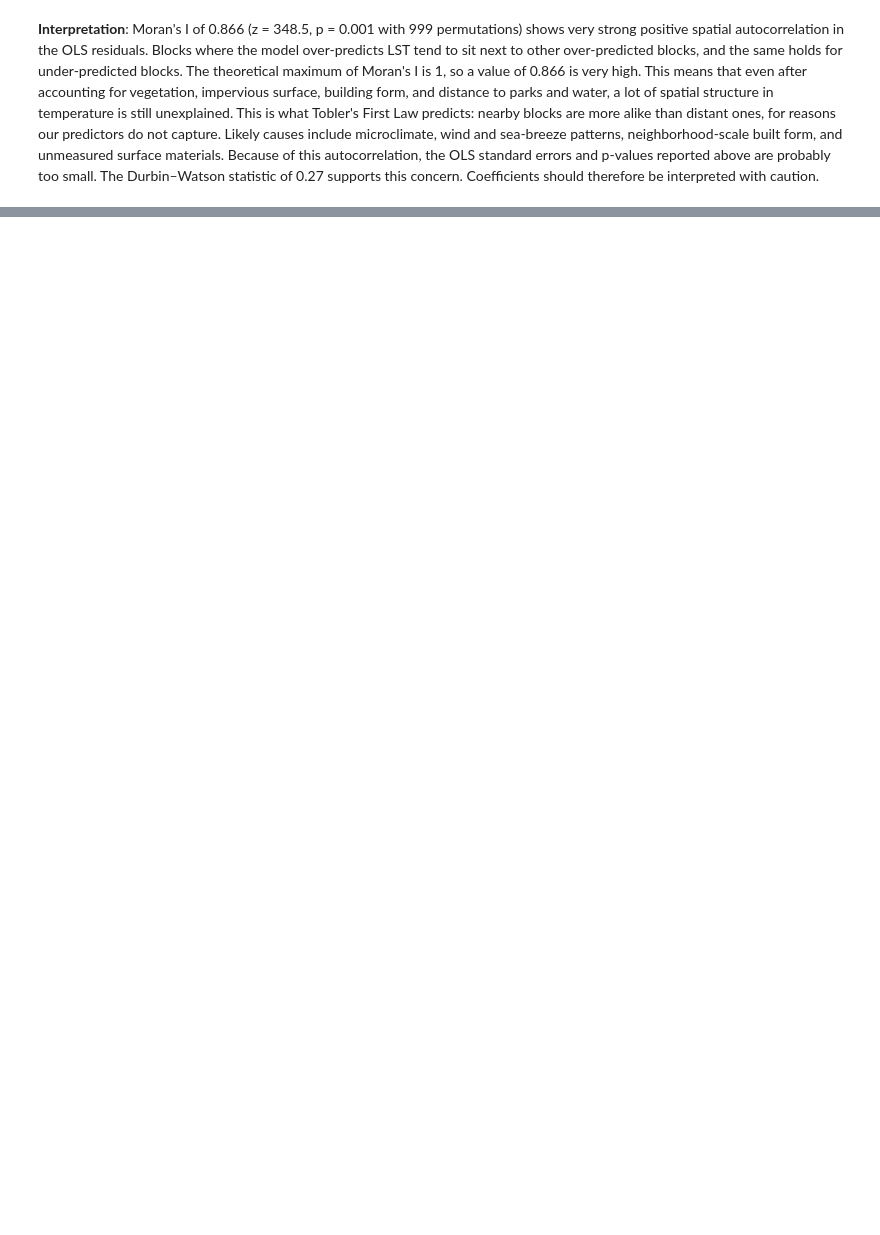
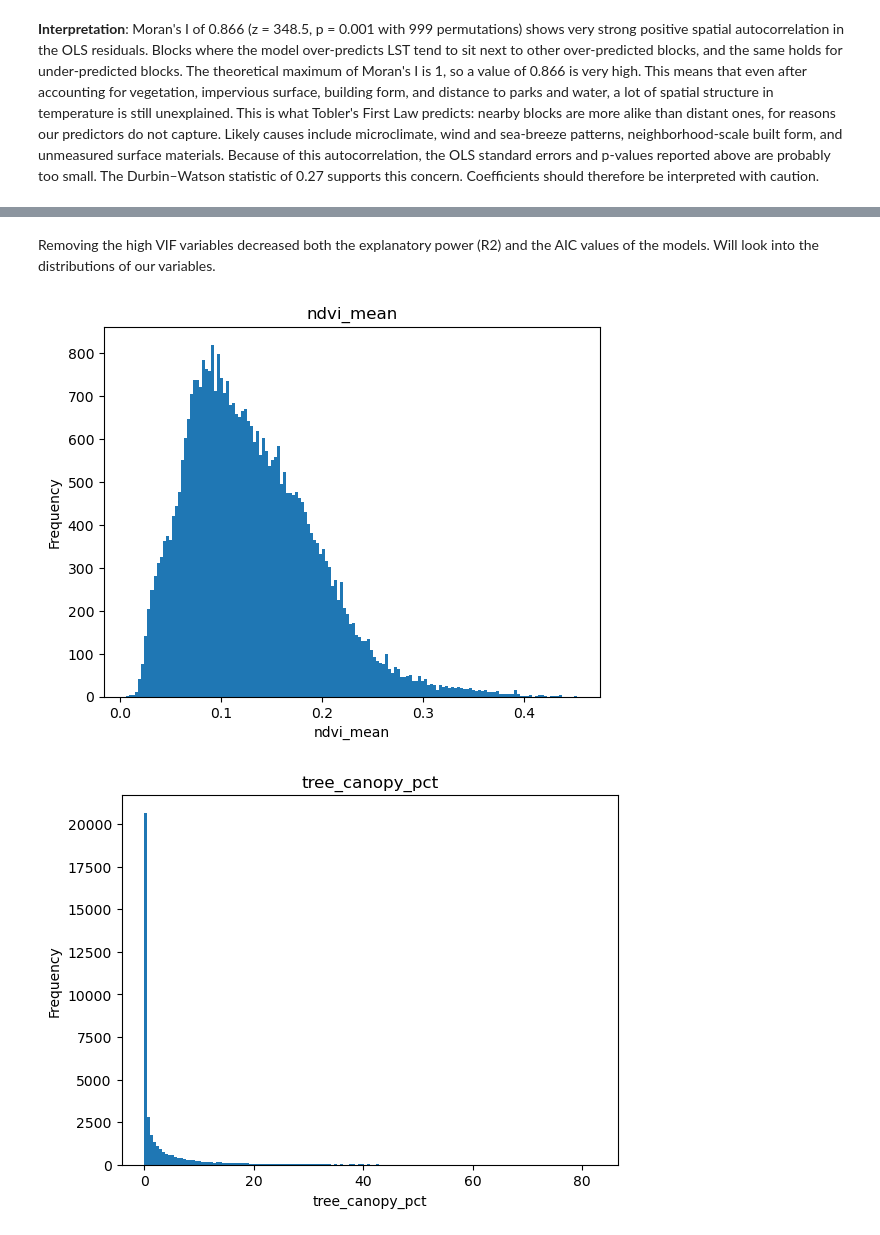
Before and after one commit to emily-gy/Urban_Heat_Project, a Jupyter notebook: Regression_Analysis.ipynb, the cells around one changed output, grey strips where cells are left out. Drawn from its saved outputs; the diff is of its cells as text; code cells hidden in the pictures; blank space fills up the shorter version.

```diff
--- a/Regression_Analysis.ipynb
+++ b/Regression_Analysis.ipynb
@@ -322,0 +417,13 @@ Outputs saved to `./outputs/`:
+# %% [markdown]
+Removing the high VIF variables decreased both the explanatory power (R2) and the AIC values of the models. Will look into the distributions of our variables.
+# %%
+df_variables = df[PREDICTORS]
+
+for col in df_variables.columns:
+    plt.figure()
+    df[col].plot(kind="hist", bins=150, title=col)
+    plt.xlabel(col)
+    plt.show()
+# %% [output]
+[figure, added]
+[figure, added]
```
Also changed, not shown: parts of 19 cells of this notebook.
